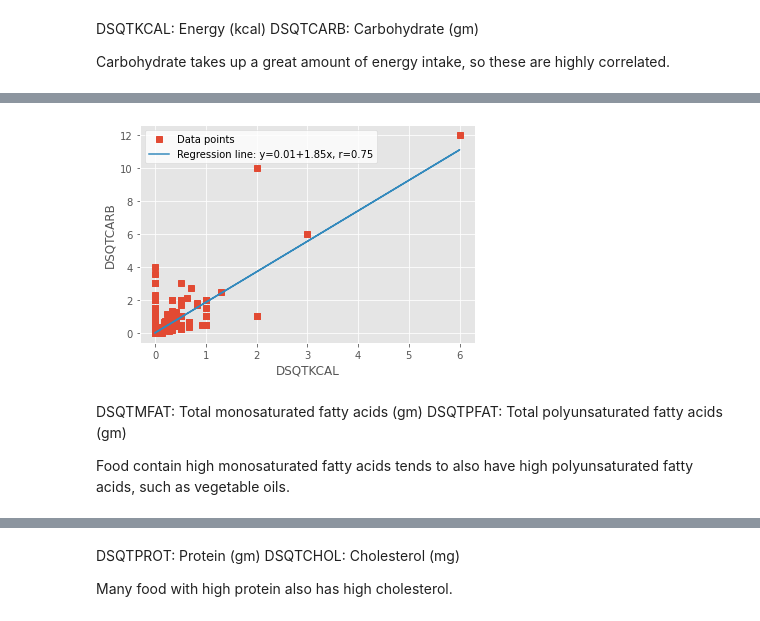
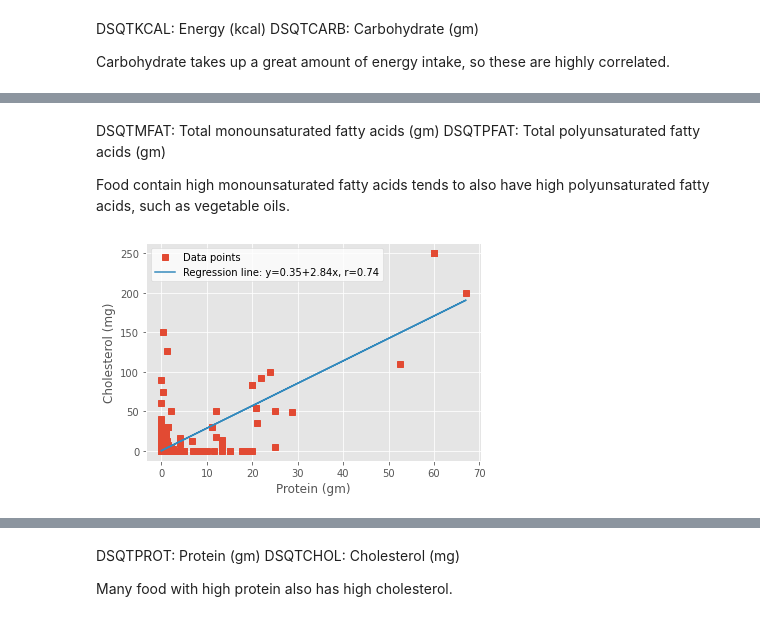
Before and after one commit to parthatom/dental_hygiene, a Jupyter notebook: correlation_dietary.ipynb, the cells around one changed output, grey strips where cells are left out. Drawn from its saved outputs; the diff is of its cells as text; code cells hidden in the pictures.

Commit message:
dietary_heatmap_update

```diff
--- a/correlation_dietary.ipynb
+++ b/correlation_dietary.ipynb
@@ -129,20 +216,19 @@ Carbohydrate takes up a great amount of energy intake, so these are highly corre
+# %% [markdown]
+DSQTMFAT: Total monounsaturated fatty acids (gm)
+DSQTPFAT: Total polyunsaturated fatty acids (gm)
+
+Food contain high monounsaturated fatty acids tends to also have high polyunsaturated fatty acids, such as vegetable oils.
 # %%
-x = df_dietary["DSQTMFAT"]
-y = df_dietary["DSQTPFAT"]
+x = df_dietary["DSQTPROT"]
+y = df_dietary["DSQTCHOL"]
 slope, intercept, r, p, stderr = scipy.stats.linregress(x, y)
-
 line = f'Regression line: y={intercept:.2f}+{slope:.2f}x, r={r:.2f}'
 fig, ax = plt.subplots()
 ax.plot(x, y, linewidth=0, marker='s', label='Data points')
 ax.plot(x, intercept + slope * x, label=line)
-ax.set_xlabel('DSQTMFAT')
-ax.set_ylabel('DSQTPFAT')
+ax.set_xlabel('Protein (gm)')
+ax.set_ylabel('Cholesterol (mg)')
 ax.legend(facecolor='white')
 plt.show()
 # %% [output]
-[figure, old version]
+[figure, new version]
-# %% [markdown]
-DSQTMFAT: Total monosaturated fatty acids (gm)
-DSQTPFAT: Total polyunsaturated fatty acids (gm)
-
-Food contain high monosaturated fatty acids tends to also have high polyunsaturated fatty acids, such as vegetable oils.
```
Also changed, not shown: parts of 18 cells of this notebook.
